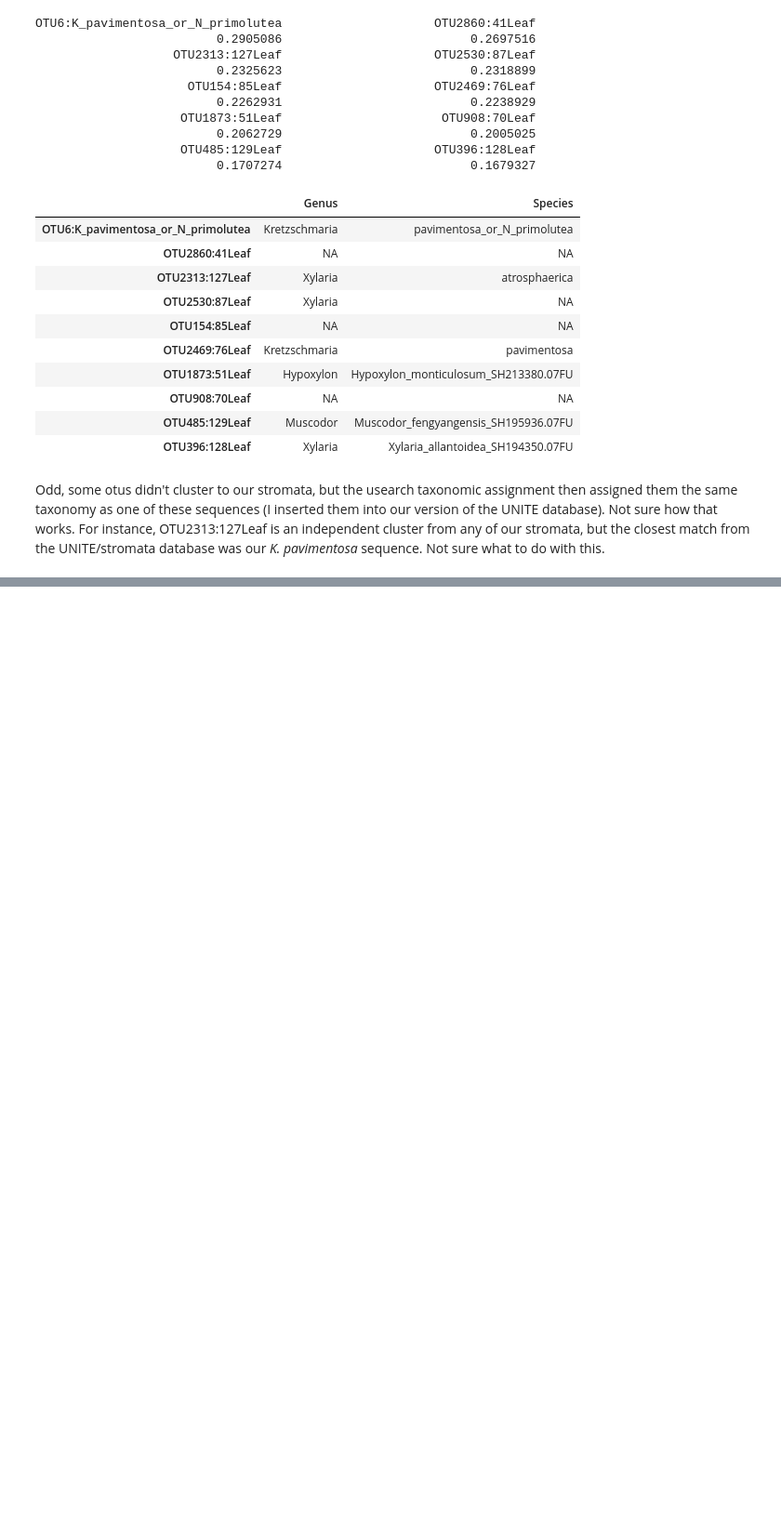
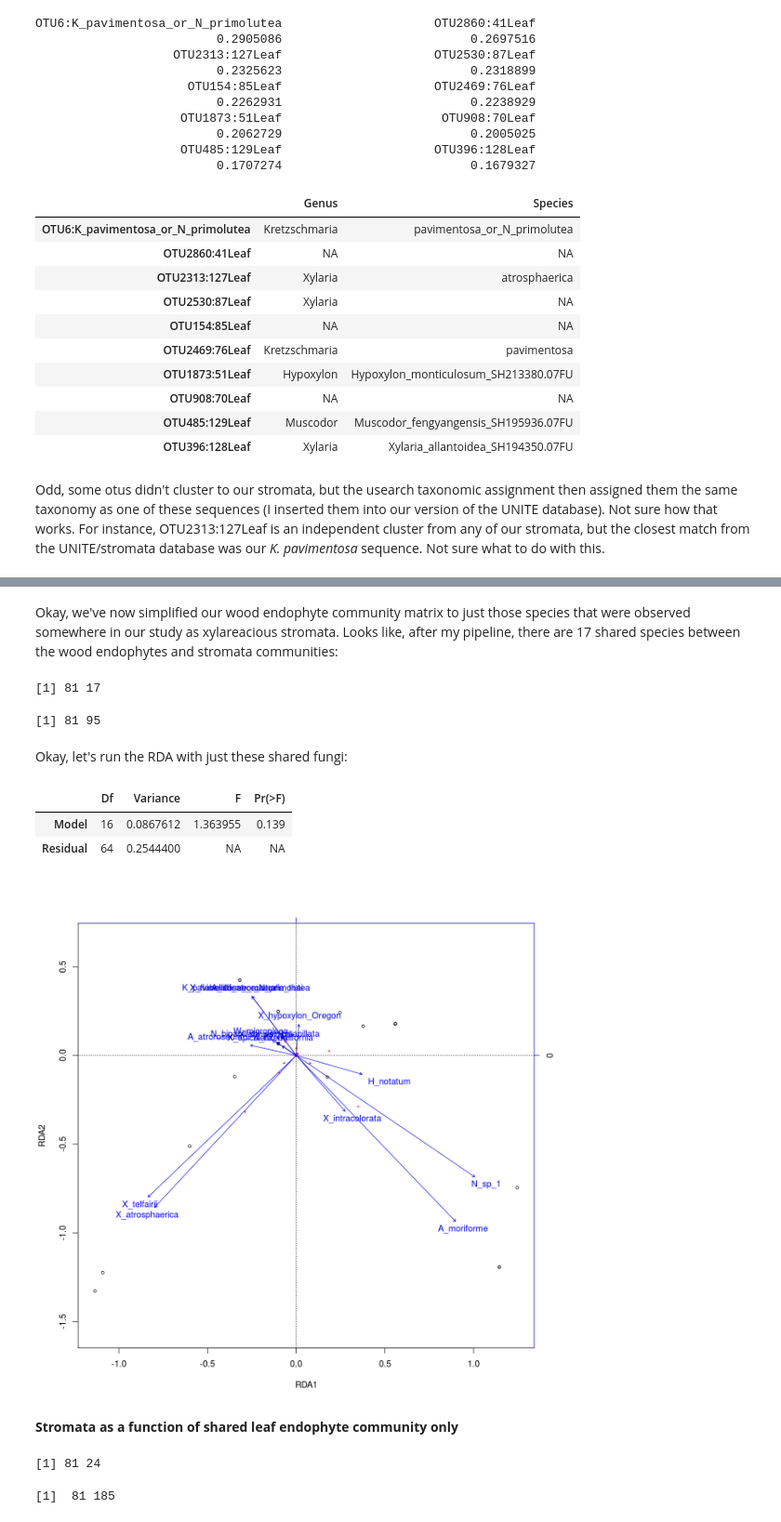
Before and after one commit to danchurch/taiwan_combined, a Jupyter notebook: XylariaLeafWoodStats.ipynb, the cells around one changed output, grey strips where cells are left out. Shown at 93% size. Cells and saved outputs as stored; diff of their text form; code cells hidden in the pictures; blank space fills up the shorter version.

```diff
--- a/XylariaLeafWoodStats.ipynb
+++ b/XylariaLeafWoodStats.ipynb
@@ -658 +662,34 @@ Odd, some otus didn't cluster to our stromata, but the usearch taxonomic assignm
+# %%
+## wood
+Xwm2 <- Xwoodmat.hel
+aa <- colnames(Xwm2) ## get names of stromata, but have "otu:" in front
+bb <- strsplit(aa, split=':') ## split by colon symbol
+cc <- unlist(bb) ## unroll the list
+woodnames <- cc[1:length(cc) %% 2 == 0] ## takes the even numbers
+colnames(Xwm2) <- woodnames
+#cbind(colnames(Xwm2), woodnames) ## looks okay
+Xwm.strom <- Xwm2[,colnames(Xwm2) %in% colnames(stromata)] ##subset
+# %% [markdown]
+Okay, we've now simplified our wood endophyte community matrix to just those species that were observed somewhere in our study as xylareacious stromata. Looks like, after my pipeline, there are 17 shared species between the wood endophytes and stromata communities:
+# %%
+dim(Xwm.strom) #how many Xylariaceae wood endos are also in stromatal matrix?
+dim(Xwm2) ## how many Xylariaceae were in the wood, in general.
+# %% [output]
+[1] 81 17
+[1] 81 95
+# %% [markdown]
+Okay, let's run the RDA with just these shared fungi:
+# %%
+wood.stromonly.rda <- rda(stromata.hel, Xwm.strom)
+anova.cca(wood.stromonly.rda)
+# %% [output]
+|  | Df | Variance | F | Pr(>F) |
+| Model | 16 | 0.0867612 | 1.363955 | 0.139 |
+| Residual | 64 | 0.2544400 | NA | NA |
+# %%
+wood.stromonly.rda.plot <- plot(wood.stromonly.rda)
+# %% [output]
+[figure, added]
+# %% [markdown]
+**Stromata as a function of shared leaf endophyte community only**
 # %%
@@ -663,0 +705,6 @@ dd <- cc[1:length(cc) %% 2 == 0] ## takes the even numbers
+# %%
+dim(Xlm.strom) #how many Xylariaceae leaf endos are also in stromatal matrix?
+dim(Xlm2) #how many Xylariaceae leaf endos were there in general?
+# %% [output]
+[1] 81 24
+[1]  81 185
```
Also changed, not shown: parts of 10 cells of this notebook.
